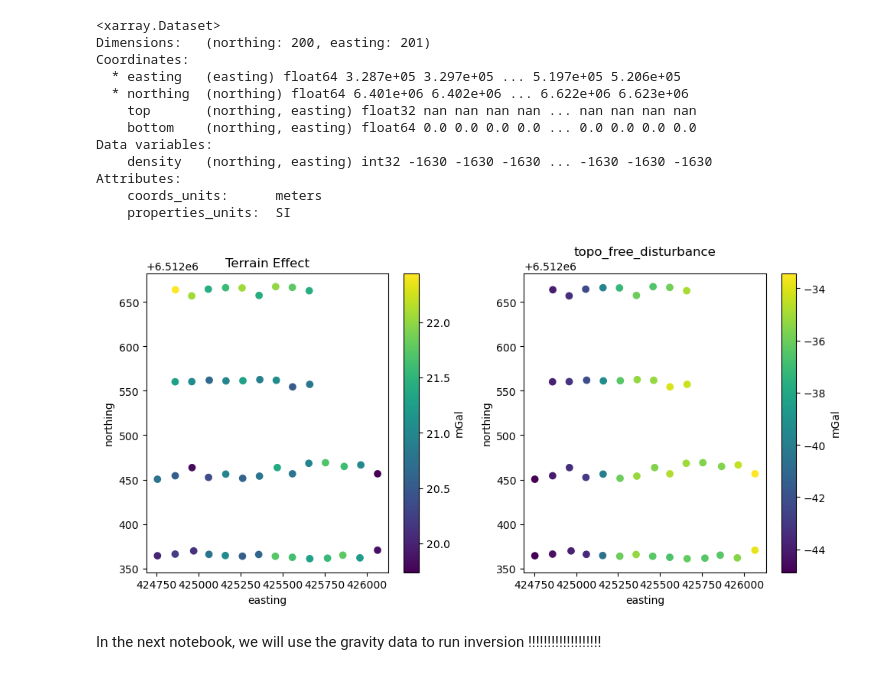
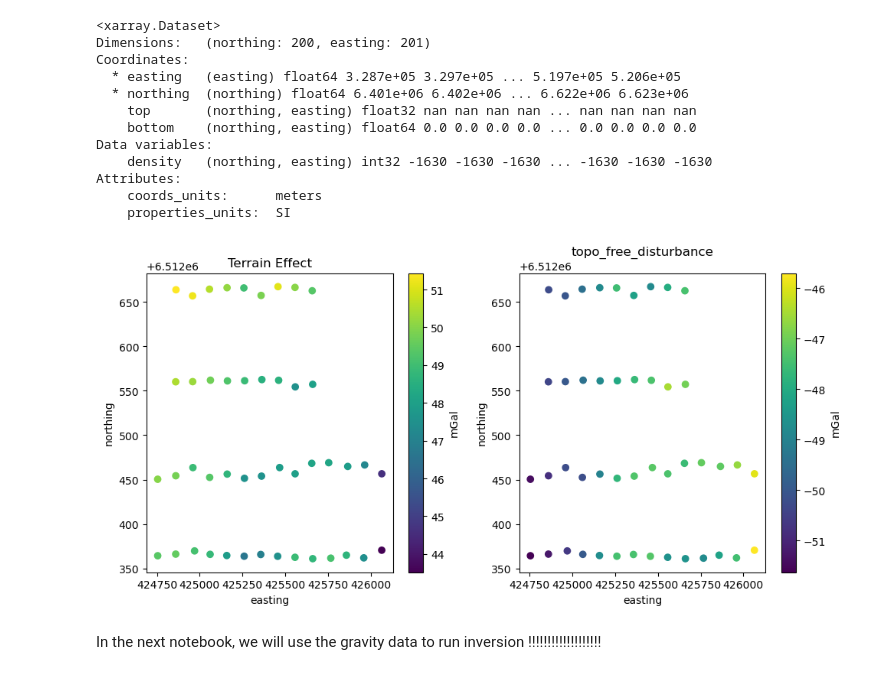
Before and after one commit to LL-Geo/CAGE2025, a Jupyter notebook: 3. Topography_Correction.ipynb, the cells around one changed output. Cells and saved outputs as stored; diff of their text form; code cells hidden in the pictures.

Commit message:
update height at sealevel

```diff
--- a/3. Topography_Correction.ipynb
+++ b/3. Topography_Correction.ipynb
@@ -34,9 +34,9 @@ We need to remove the 3D topography mass from the Free Air disturbance. Here we
 
 Important: Remember to match the topography resolution with gravity
 # %%
-# Load southern-africa-topography grid
+# Load topography grid
 import xarray as xr
-topography = xr.load_dataarray('DEM_100.tif')
+topography = xr.load_dataarray('dem_100.tif')
 # %%
 topography
 # %% [output]
@@ -106,7 +106,9 @@ topography_proj
 # We also need to project the gravity location:
 # Project the coordinates of the observation points
 easting, northing = projection(Data.Lon.values, Data.Lat.values)
-coordinates = (easting, northing, Data['Height_Ellipsoid'])
+
+# Note we need to use Height_Sealevel to match the DEM
+coordinates = (easting, northing, Data['Height_Sealevel'])
 # %%
 #topography_proj.plot()
 plt.plot(easting, northing,'k.')
@@ -151,7 +153,7 @@ terrain_effect = prisms.prism_layer.gravity(coordinates, field="g_z")
 We do Similar things to far field topography
 # %%
 # Load the data array
-topography_far = xr.load_dataarray('DEM.tif')
+topography_far = xr.load_dataarray('dem.tif')
 
 # Get the region based on gravity data (Lon, Lat from the Data variable)
 region = vd.get_region((Data.Lon, Data.Lat))
@@ -238,25 +240,25 @@ topo_free_disturbance = Data['Free Air Disturbance'] - terrain_effect - terrain_
 # %%
 # Creating subplots
 fig, axs = plt.subplots(1, 2, figsize=(10, 5))
 
 # First subplot: Drift over time
-sc = axs[0].scatter(easting, northing, c=terrain_effect, cmap='viridis')
+sc = axs[0].scatter(easting, northing, c=terrain_effect+terrain_effect_far, cmap='viridis')
 axs[0].set_xlabel('easting')
 axs[0].set_ylabel('northing')
 axs[0].set_title("Terrain Effect")
 plt.colorbar(sc, ax=axs[0], label='mGal')
 
 # Second subplot: Drift for each locations
 sc = axs[1].scatter(easting, northing, c=topo_free_disturbance, cmap='viridis')
 axs[1].set_xlabel('easting')
 axs[1].set_ylabel('northing')
 axs[1].set_title("topo_free_disturbance")
 plt.colorbar(sc, ax=axs[1], label='mGal')
 
 # Display the plot
 plt.tight_layout()
 plt.show()
 # %% [output]
-[figure, old version]
+[figure, new version]
 # %%
 # Save the Data to a CSV file
```
Also changed, not shown: parts of 3 cells of this notebook, 8 other files.
